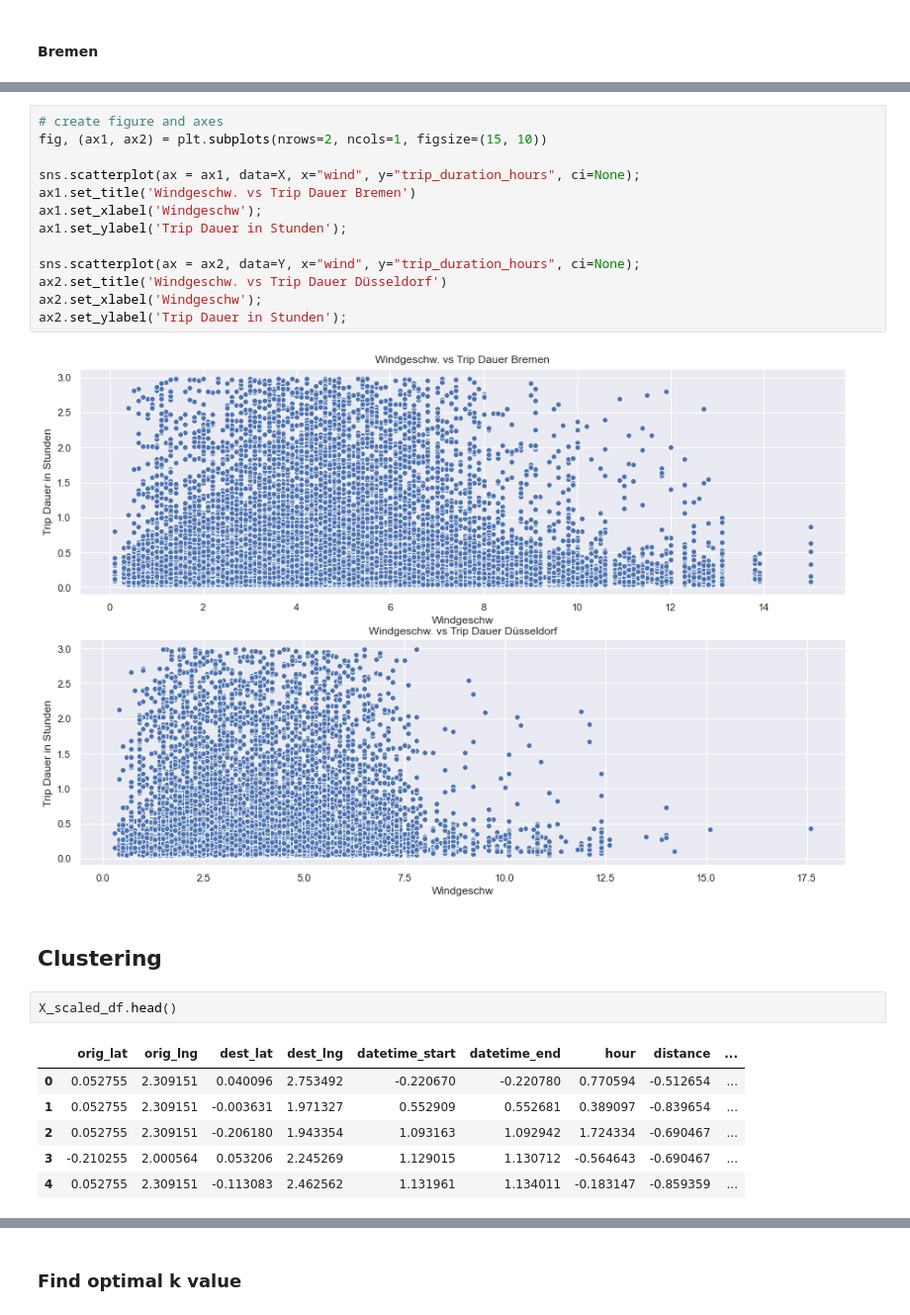
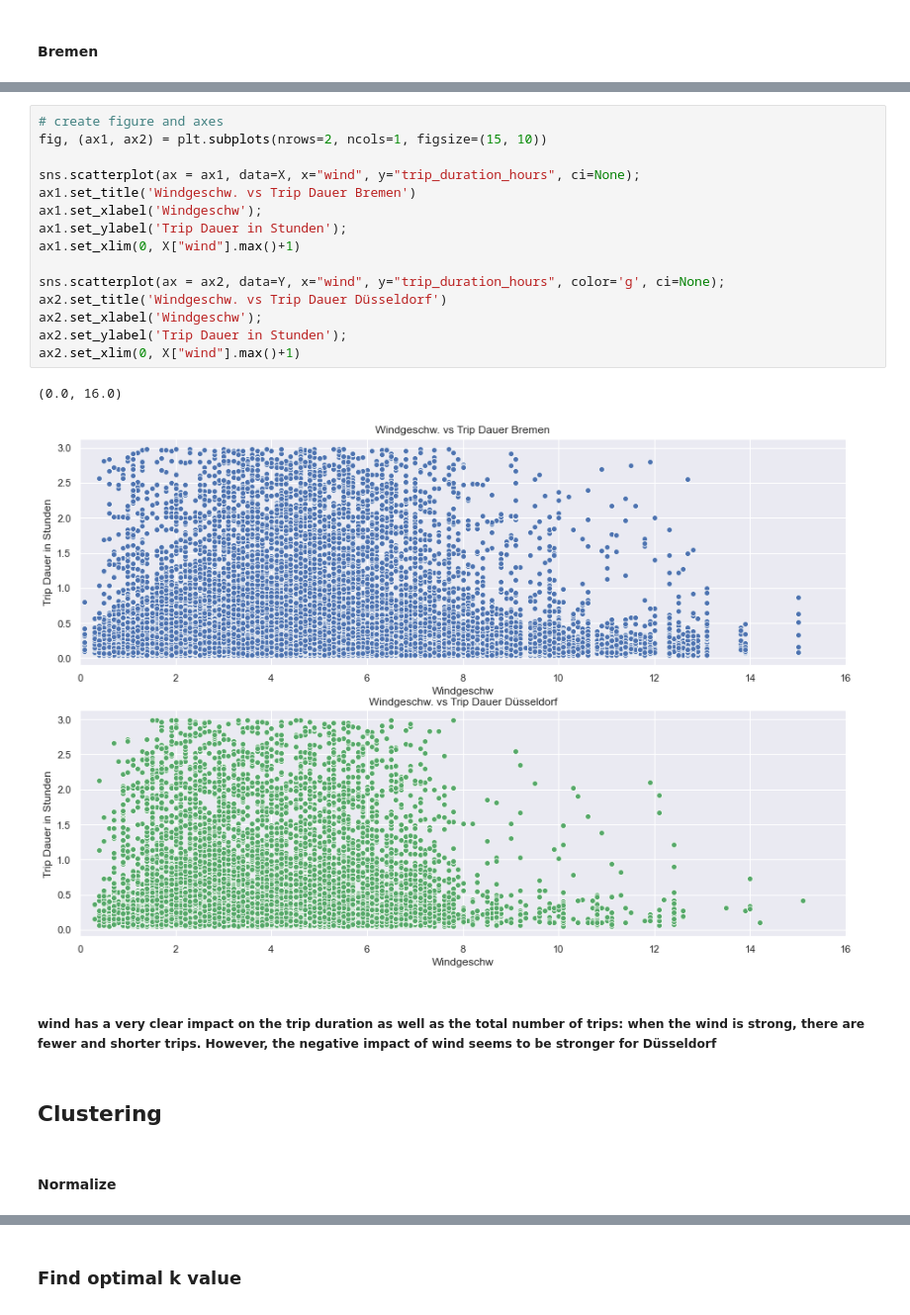
Before and after one commit to Polifka/eagle_gang, a Jupyter notebook: Clustering.ipynb, the cells around one changed output, grey strips where cells are left out. Shown at 99% size. Cells and saved outputs as stored; diff of their text form.

```diff
--- a/Clustering.ipynb
+++ b/Clustering.ipynb
@@ -205,26 +116,24 @@ ax2.set_ylabel('Distanz in km');
 # %%
 # create figure and axes
 fig, (ax1, ax2) = plt.subplots(nrows=2, ncols=1, figsize=(15, 10))
 
 sns.scatterplot(ax = ax1, data=X, x="wind", y="trip_duration_hours", ci=None);
 ax1.set_title('Windgeschw. vs Trip Dauer Bremen')
 ax1.set_xlabel('Windgeschw');
 ax1.set_ylabel('Trip Dauer in Stunden');
+ax1.set_xlim(0, X["wind"].max()+1)
 
-sns.scatterplot(ax = ax2, data=Y, x="wind", y="trip_duration_hours", ci=None);
+sns.scatterplot(ax = ax2, data=Y, x="wind", y="trip_duration_hours", color='g', ci=None);
 ax2.set_title('Windgeschw. vs Trip Dauer Düsseldorf')
 ax2.set_xlabel('Windgeschw');
 ax2.set_ylabel('Trip Dauer in Stunden');
+ax2.set_xlim(0, X["wind"].max()+1)
 # %% [output]
+(0.0, 16.0)
-[figure, old version]
+[figure, new version]
+# %% [markdown]
+##### wind has a very clear impact on the trip duration as well as the total number of trips: when the wind is strong, there are fewer and shorter trips. However, the negative impact of wind seems to be stronger for Düsseldorf
 # %% [markdown]
 ## Clustering
-# %%
-X_scaled_df.head()
-# %% [output]
-|  | orig_lat | orig_lng | dest_lat | dest_lng | datetime_start | datetime_end | hour | distance | ... |
-| 0 | 0.052755 | 2.309151 | 0.040096 | 2.753492 | -0.220670 | -0.220780 | 0.770594 | -0.512654 | ... |
-| 1 | 0.052755 | 2.309151 | -0.003631 | 1.971327 | 0.552909 | 0.552681 | 0.389097 | -0.839654 | ... |
-| 2 | 0.052755 | 2.309151 | -0.206180 | 1.943354 | 1.093163 | 1.092942 | 1.724334 | -0.690467 | ... |
-| 3 | -0.210255 | 2.000564 | 0.053206 | 2.245269 | 1.129015 | 1.130712 | -0.564643 | -0.690467 | ... |
-| 4 | 0.052755 | 2.309151 | -0.113083 | 2.462562 | 1.131961 | 1.134011 | -0.183147 | -0.859359 | ... |
+# %% [markdown]
+#### Normalize
```
Also changed, not shown: parts of 120 cells of this notebook.
